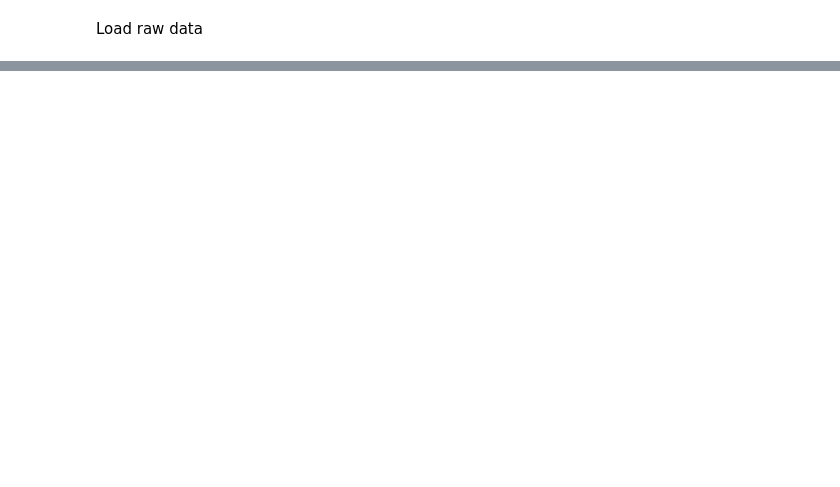
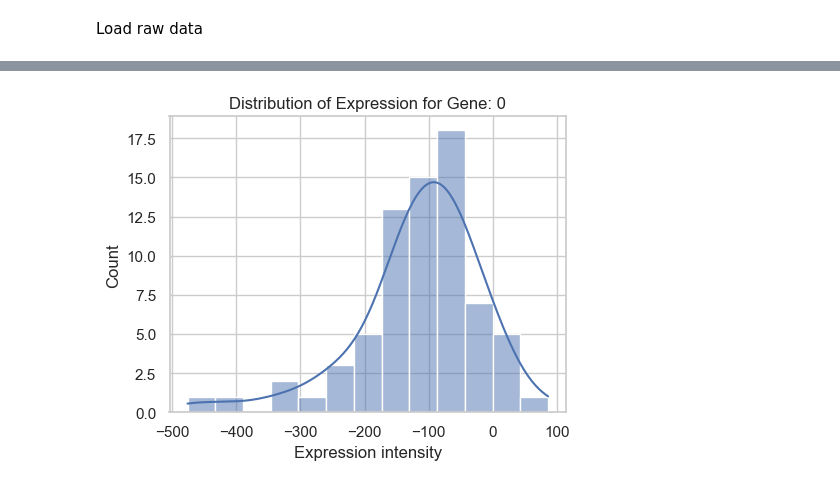
Before and after one commit to Nishant1242/Machine-Learning-Based-Prediction-of-Cancer-Subtypes-from-Gene-Expression-Profiles, a Jupyter notebook: notebooks/01_eda_gene_expression.ipynb, the cells around one changed output, grey strips where cells are left out. Cells and saved outputs as stored; diff of their text form; code cells hidden in the pictures; blank space fills up the shorter version.

```diff
--- a/notebooks/01_eda_gene_expression.ipynb
+++ b/notebooks/01_eda_gene_expression.ipynb
@@ -22,0 +165,11 @@ FileNotFoundError: [Errno 2] No such file or directory: '../data/raw/gene_expres
+# %%
+# Distribution of expression values for a random gene
+random_gene = X_all.columns[0]
+plt.figure(figsize=(5, 4))
+sns.histplot(X_all[random_gene], kde=True)
+plt.title(f"Distribution of Expression for Gene: {random_gene}")
+plt.xlabel("Expression intensity")
+plt.tight_layout()
+plt.show()
+# %% [output]
+[figure, added]
```
Also changed, not shown: parts of 30 cells of this notebook.
